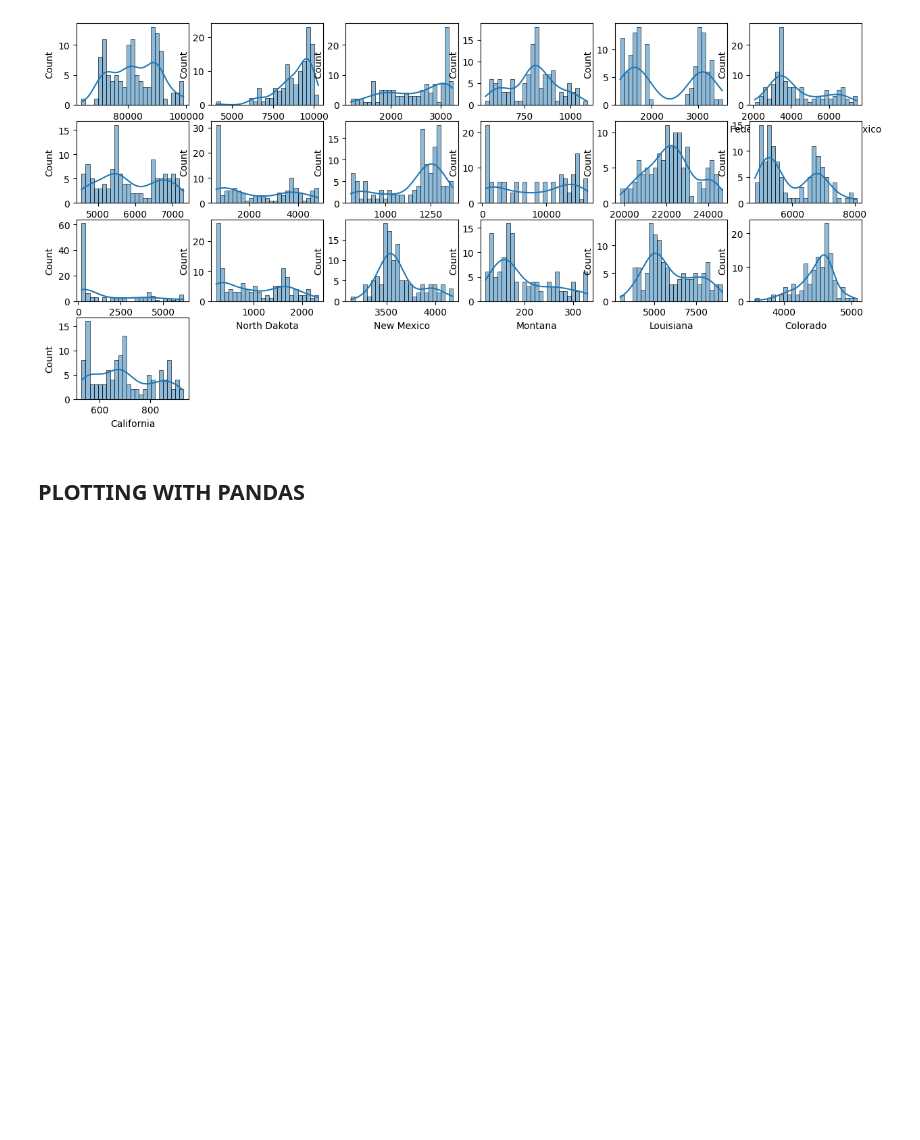
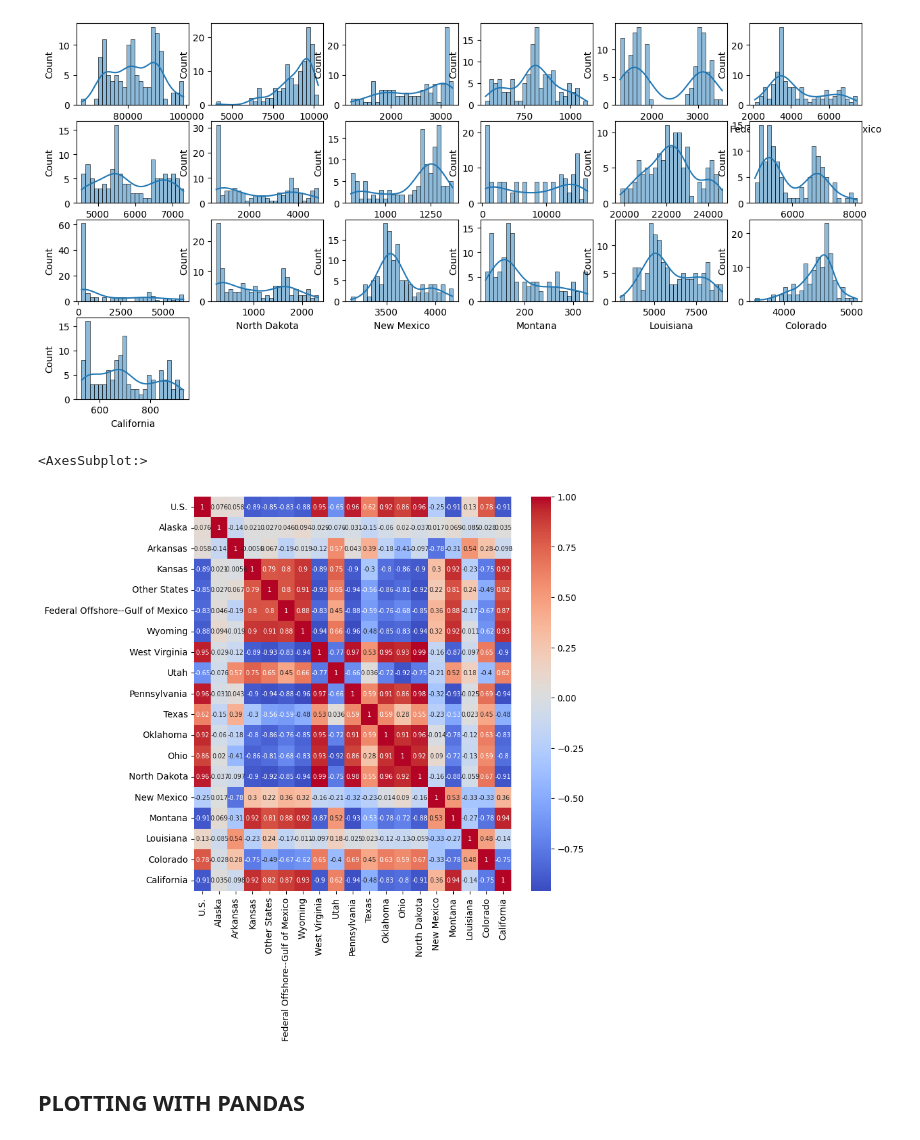
Before and after one commit to hughharford/d_s, a Jupyter notebook: notebooks/data_sci_basics_inc_EDA.ipynb, the cells around one changed output. Cells and saved outputs as stored; diff of their text form; code cells hidden in the pictures; blank space fills up the shorter version.

```diff
--- a/notebooks/data_sci_basics.ipynb
+++ b/notebooks/data_sci_basics_inc_EDA.ipynb
@@ -274,5 +313,15 @@ for (i, col) in enumerate(gas_df.select_dtypes(exclude = ["object"]).columns): #
 # %% [output]
 [figure]
+# %%
+plt.figure(figsize = (8,8))
+
+sns.heatmap(gas_df.corr(),
+            cmap='coolwarm',
+            annot = True,
+            annot_kws={"size": 7})
+# %% [output]
+<AxesSubplot:>
+[figure, added]
 # %% [markdown]
 ## PLOTTING WITH PANDAS
 # %%
```
Also changed, not shown: parts of 3 cells of this notebook, 1 other file.
